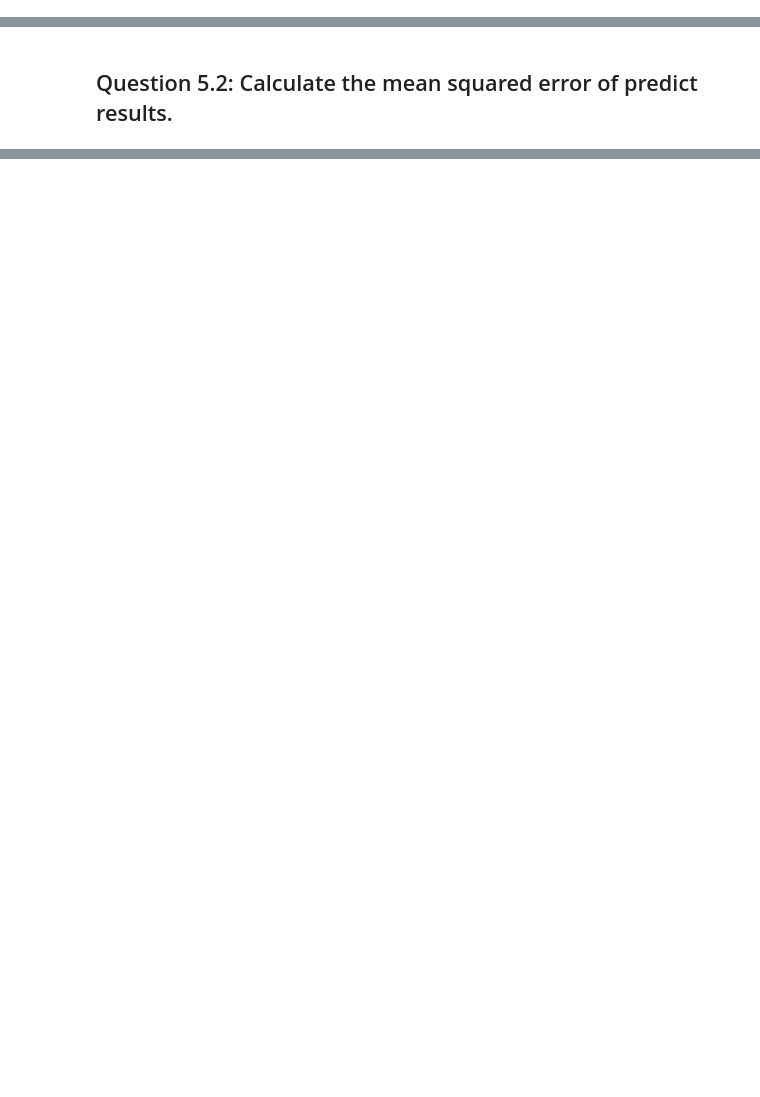
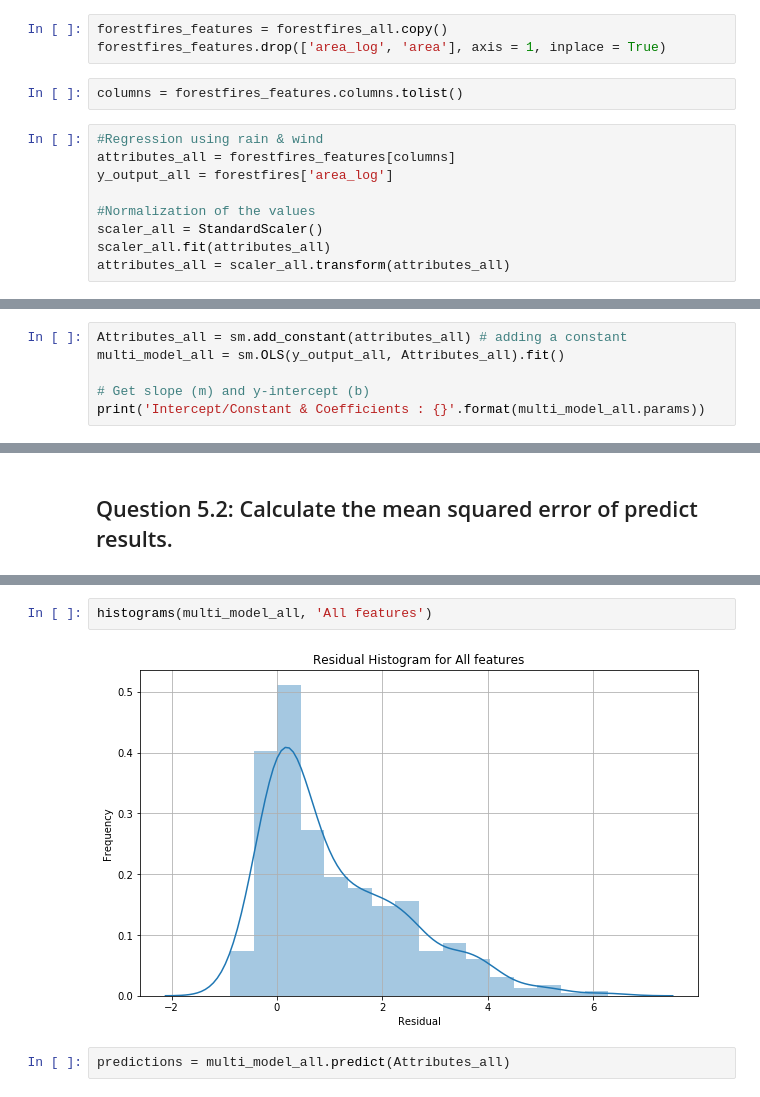
Before and after one commit to rodolfolermacontreras/ML_1_Assignment_2, a Jupyter notebook: MLEARN510-Lesson02-Rodolfo_Lerma.ipynb, the cells around one changed output, grey strips where cells are left out. Saved outputs shown, nothing was run; the diff lists cells and outputs as text; blank space fills up the shorter version.

```diff
--- a/MLEARN510-Lesson02-Rodolfo_Lerma.ipynb
+++ b/MLEARN510-Lesson02-Rodolfo_Lerma.ipynb
@@ -266,0 +279,14 @@ scatters(predictions, y_output, predictions, 'Rain & Wind')
+# %%
+forestfires_features = forestfires_all.copy()
+forestfires_features.drop(['area_log', 'area'], axis = 1, inplace = True)
+# %%
+columns = forestfires_features.columns.tolist()
+# %%
+#Regression using rain & wind
+attributes_all = forestfires_features[columns]
+y_output_all = forestfires['area_log']
+
+#Normalization of the values
+scaler_all = StandardScaler()
+scaler_all.fit(attributes_all)
+attributes_all = scaler_all.transform(attributes_all)
@@ -266,0 +317,6 @@ scatters(predictions, y_output, predictions, 'Rain & Wind')
+# %%
+Attributes_all = sm.add_constant(attributes_all) # adding a constant
+multi_model_all = sm.OLS(y_output_all, Attributes_all).fit()
+
+# Get slope (m) and y-intercept (b)
+print('Intercept/Constant & Coefficients : {}'.format(multi_model_all.params))
@@ -268,0 +360,6 @@ scatters(predictions, y_output, predictions, 'Rain & Wind')
+# %%
+histograms(multi_model_all, 'All features')
+# %% [output]
+[figure, added]
+# %%
+predictions = multi_model_all.predict(Attributes_all)
```
Also changed, not shown: parts of 7 cells of this notebook.
